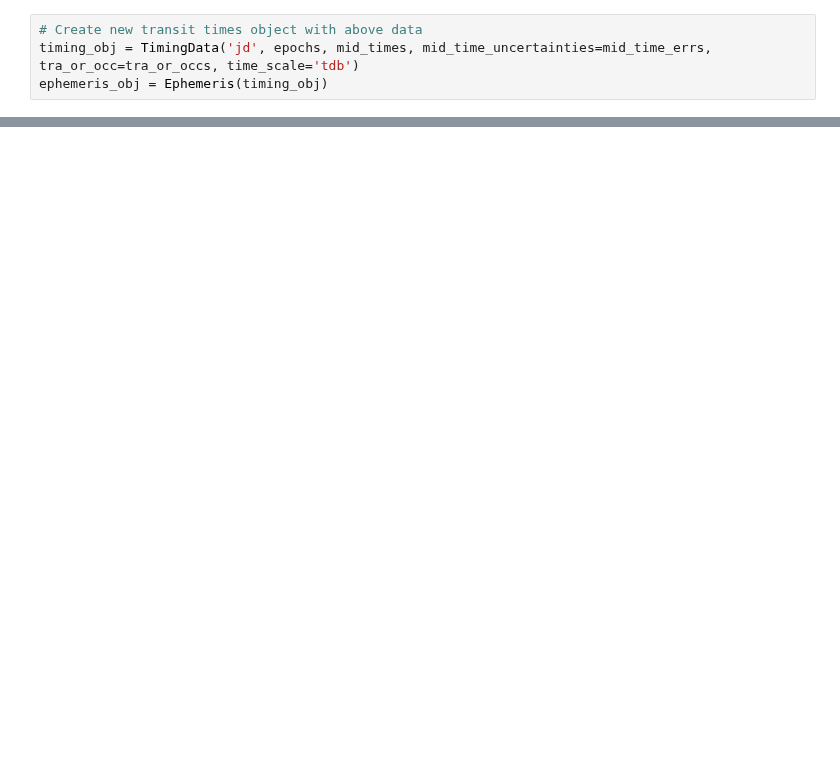
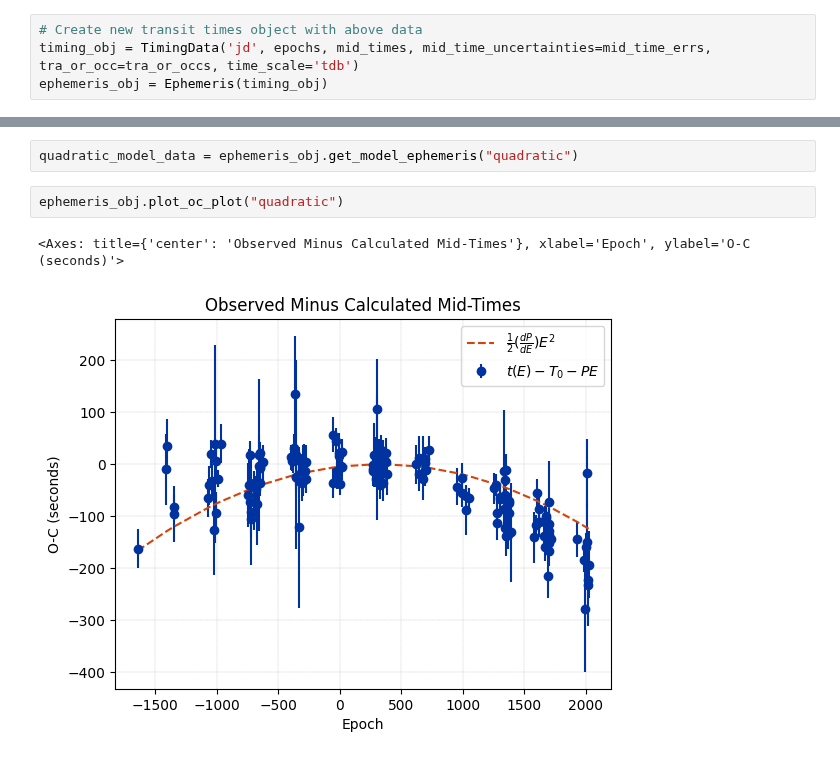
Before and after one commit to BoiseStatePlanetary/susie, a Jupyter notebook: notebooks/lm_fit_testing.ipynb, the cells around one changed output, grey strips where cells are left out. Drawn from its saved outputs; the diff is of its cells as text; blank space fills up the shorter version.

```diff
--- a/notebooks/lm_fit_testing.ipynb
+++ b/notebooks/lm_fit_testing.ipynb
@@ -888,0 +148,7 @@ lin_subtracted_results
+# %%
+quadratic_model_data = ephemeris_obj.get_model_ephemeris("quadratic")
+# %%
+ephemeris_obj.plot_oc_plot("quadratic")
+# %% [output]
+<Axes: title={'center': 'Observed Minus Calculated Mid-Times'}, xlabel='Epoch', ylabel='O-C (seconds)'>
+[figure, added]
```
Also changed, not shown: parts of 101 cells of this notebook, 2 other files.
